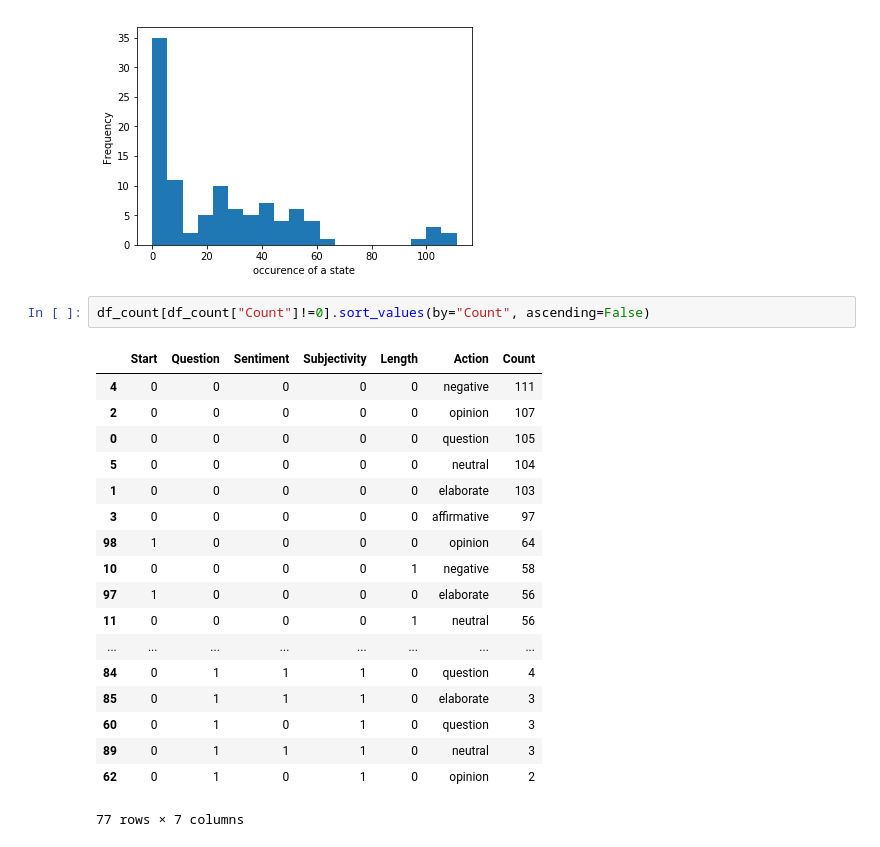
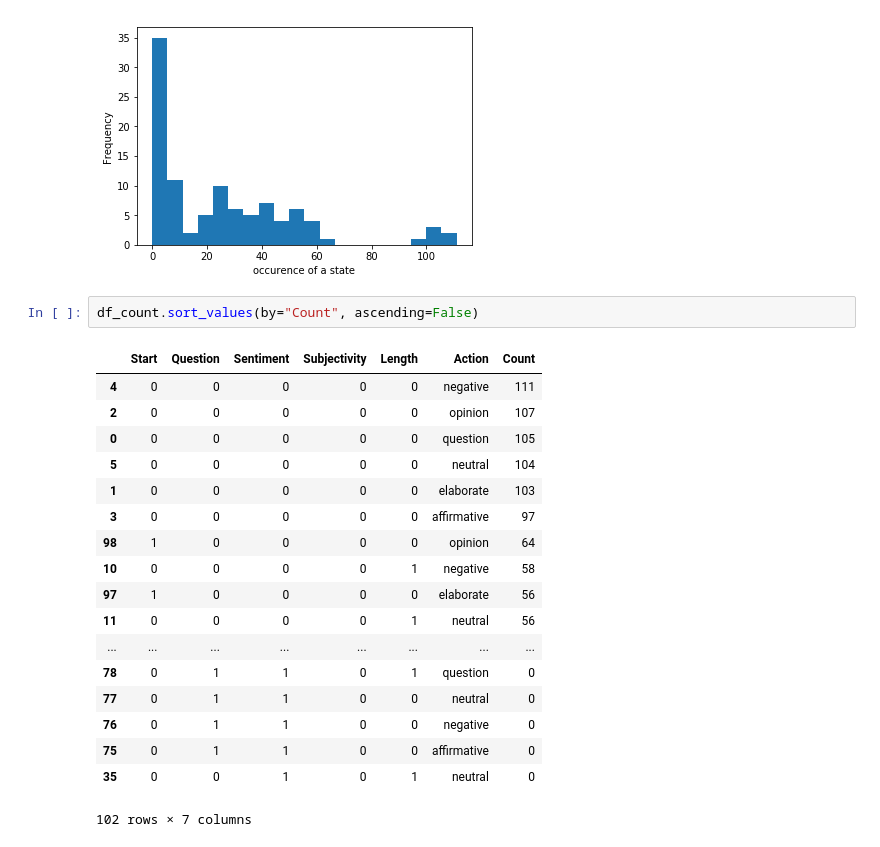
Before and after one commit to MollyZhang/Reinforcement_learning_NLP, a Jupyter notebook: molly/data_explore.ipynb, the cells around one changed output. Drawn from its saved outputs; the diff is of its cells as text.

```diff
--- a/molly/data_explore.ipynb
+++ b/molly/data_explore.ipynb
@@ -73,23 +73,23 @@ plt.xlabel("occurence of a state")
 <matplotlib.text.Text at 0x...>
 [figure]
 # %%
-df_count[df_count["Count"]!=0].sort_values(by="Count", ascending=False)
+df_count.sort_values(by="Count", ascending=False)
 # %% [output]
 |  | Start | Question | Sentiment | Subjectivity | Length | Action | Count |
 | 4 | 0 | 0 | 0 | 0 | 0 | negative | 111 |
 | 2 | 0 | 0 | 0 | 0 | 0 | opinion | 107 |
 | 0 | 0 | 0 | 0 | 0 | 0 | question | 105 |
 | 5 | 0 | 0 | 0 | 0 | 0 | neutral | 104 |
 | 1 | 0 | 0 | 0 | 0 | 0 | elaborate | 103 |
 | 3 | 0 | 0 | 0 | 0 | 0 | affirmative | 97 |
 | 98 | 1 | 0 | 0 | 0 | 0 | opinion | 64 |
 | 10 | 0 | 0 | 0 | 0 | 1 | negative | 58 |
 | 97 | 1 | 0 | 0 | 0 | 0 | elaborate | 56 |
 | 11 | 0 | 0 | 0 | 0 | 1 | neutral | 56 |
 | ... | ... | ... | ... | ... | ... | ... | ... |
-| 84 | 0 | 1 | 1 | 1 | 0 | question | 4 |
-| 85 | 0 | 1 | 1 | 1 | 0 | elaborate | 3 |
-| 60 | 0 | 1 | 0 | 1 | 0 | question | 3 |
-| 89 | 0 | 1 | 1 | 1 | 0 | neutral | 3 |
-| 62 | 0 | 1 | 0 | 1 | 0 | opinion | 2 |
+| 78 | 0 | 1 | 1 | 0 | 1 | question | 0 |
+| 77 | 0 | 1 | 1 | 0 | 0 | neutral | 0 |
+| 76 | 0 | 1 | 1 | 0 | 0 | negative | 0 |
+| 75 | 0 | 1 | 1 | 0 | 0 | affirmative | 0 |
+| 35 | 0 | 0 | 1 | 0 | 1 | neutral | 0 |
-77 rows × 7 columns
+102 rows × 7 columns
```
Also changed, not shown: parts of 1 cell of this notebook.
